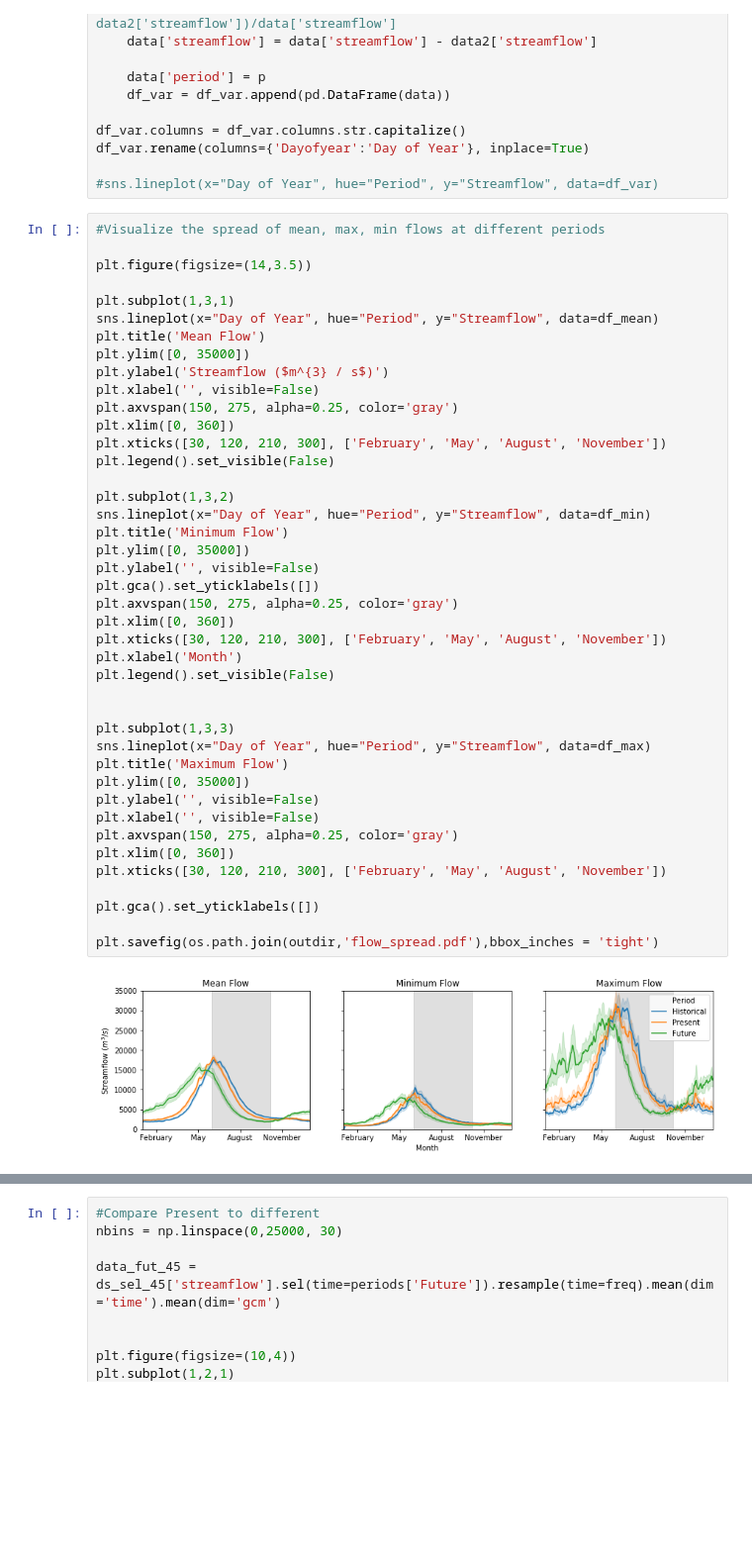
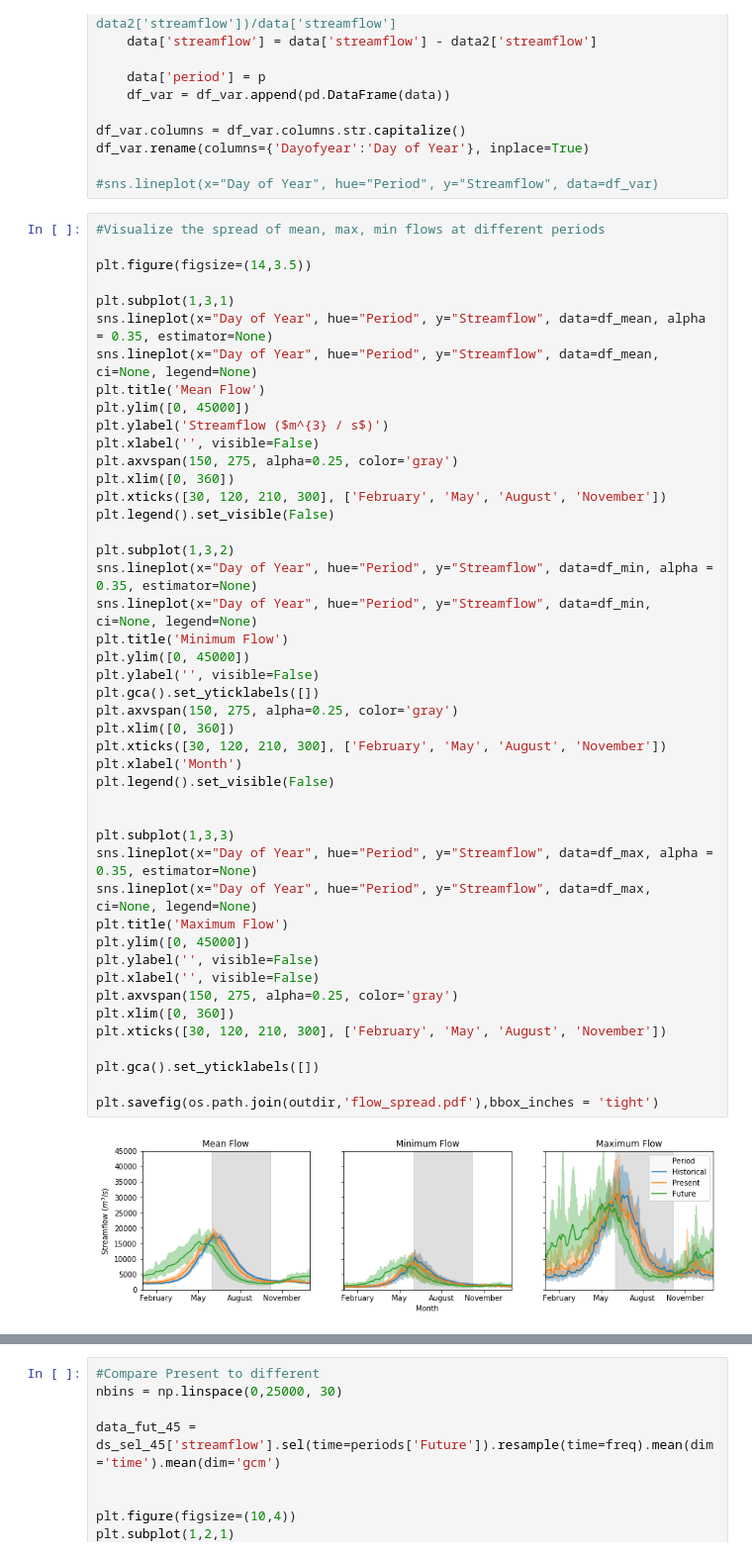
Before and after one commit to cpk26/pnw-hydrology-post, a Jupyter notebook: distribution_analysis.ipynb, the cells around one changed output, grey strips where cells are left out. Shown at 99% size. Cells and saved outputs as stored; diff of their text form; blank space fills up the shorter version.

```diff
--- a/distribution_analysis.ipynb
+++ b/distribution_analysis.ipynb
@@ -111,41 +111,44 @@ df_var.rename(columns={'Dayofyear':'Day of Year'}, inplace=True)
 plt.figure(figsize=(14,3.5))
 
 plt.subplot(1,3,1)
-sns.lineplot(x="Day of Year", hue="Period", y="Streamflow", data=df_mean)
+sns.lineplot(x="Day of Year", hue="Period", y="Streamflow", data=df_mean, alpha = 0.35, estimator=None)
+sns.lineplot(x="Day of Year", hue="Period", y="Streamflow", data=df_mean, ci=None, legend=None)
 plt.title('Mean Flow')
-plt.ylim([0, 35000])
+plt.ylim([0, 45000])
 plt.ylabel('Streamflow ($m^{3} / s$)')
 plt.xlabel('', visible=False)
 plt.axvspan(150, 275, alpha=0.25, color='gray')
 plt.xlim([0, 360])
 plt.xticks([30, 120, 210, 300], ['February', 'May', 'August', 'November'])
 plt.legend().set_visible(False)
 
 plt.subplot(1,3,2)
-sns.lineplot(x="Day of Year", hue="Period", y="Streamflow", data=df_min)
+sns.lineplot(x="Day of Year", hue="Period", y="Streamflow", data=df_min, alpha = 0.35, estimator=None)
+sns.lineplot(x="Day of Year", hue="Period", y="Streamflow", data=df_min, ci=None, legend=None)
 plt.title('Minimum Flow')
-plt.ylim([0, 35000])
+plt.ylim([0, 45000])
 plt.ylabel('', visible=False)
 plt.gca().set_yticklabels([])
 plt.axvspan(150, 275, alpha=0.25, color='gray')
 plt.xlim([0, 360])
 plt.xticks([30, 120, 210, 300], ['February', 'May', 'August', 'November'])
 plt.xlabel('Month')
 plt.legend().set_visible(False)
 
 
 plt.subplot(1,3,3)
-sns.lineplot(x="Day of Year", hue="Period", y="Streamflow", data=df_max)
+sns.lineplot(x="Day of Year", hue="Period", y="Streamflow", data=df_max, alpha = 0.35, estimator=None)
+sns.lineplot(x="Day of Year", hue="Period", y="Streamflow", data=df_max, ci=None, legend=None)
 plt.title('Maximum Flow')
-plt.ylim([0, 35000])
+plt.ylim([0, 45000])
 plt.ylabel('', visible=False)
 plt.xlabel('', visible=False)
 plt.axvspan(150, 275, alpha=0.25, color='gray')
 plt.xlim([0, 360])
 plt.xticks([30, 120, 210, 300], ['February', 'May', 'August', 'November'])
 
 plt.gca().set_yticklabels([])
 
 plt.savefig(os.path.join(outdir,'flow_spread.pdf'),bbox_inches = 'tight')
 # %% [output]
-[figure, old version]
+[figure, new version]
```
Also changed, not shown: parts of 4 cells of this notebook, 7 other files.
